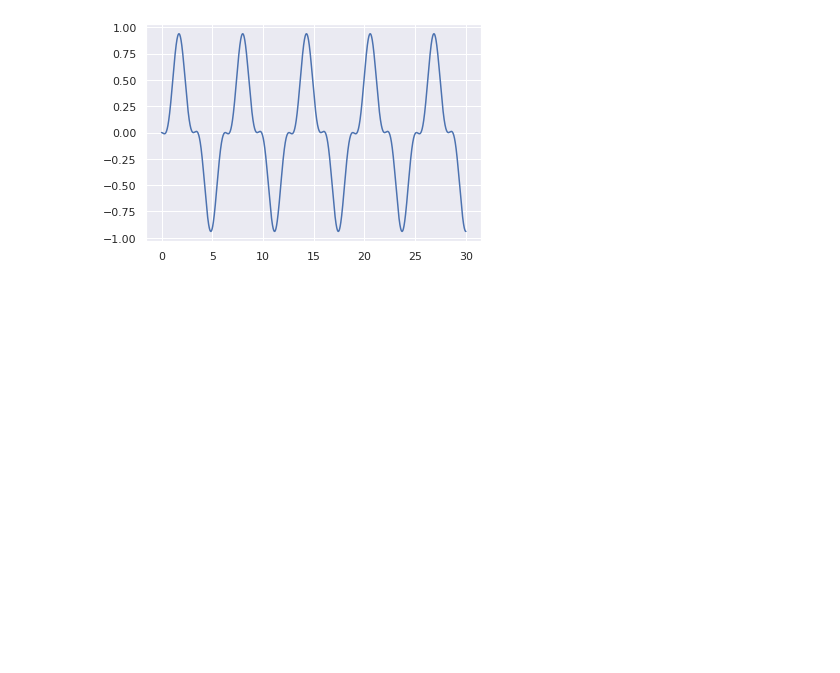
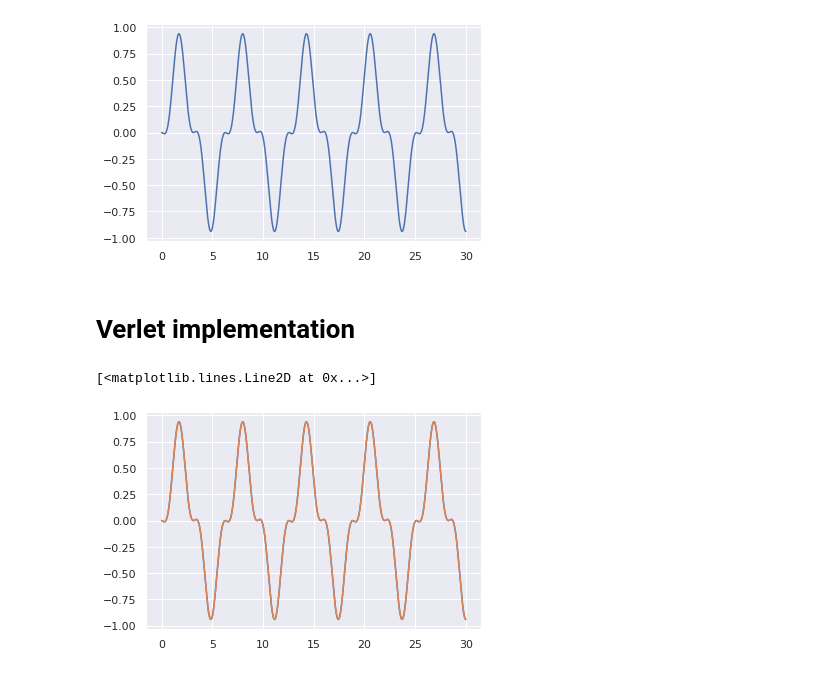
Before and after one commit to jpmallarino/FISI2028-202120, a Jupyter notebook: ejercicios/semana13-14/ec-diff.ipynb, the cells around one changed output. Saved outputs shown, nothing was run; the diff lists cells and outputs as text; code cells hidden in the pictures; blank space fills up the shorter version.

```diff
--- a/ejercicios/semana13-14/ec-diff.ipynb
+++ b/ejercicios/semana13-14/ec-diff.ipynb
@@ -54,3 +54,5 @@ plt.plot(t, x)
 # %% [output]
 [<matplotlib.lines.Line2D at 0x...>]
 [figure]
+# %% [markdown]
+# Verlet implementation
@@ -56,0 +69,39 @@ plt.plot(t, x)
+# %%
+# Oscilador armonico forzado
+# d^2x/dt^2 = -omega^2*x+F(t)
+omega2 = 1
+f = lambda t: 2 * np.cos(3*t-2)
+def F(X, t): # la derivada de X con respecto a t
+    global omega2
+    global f
+    # X = (x, v)
+    return -omega2*X+f(t)
+# %%
+dt = 0.0001
+t = np.arange(0,30.,dt)
+y0 = np.array([0,0]) # limitacion <-
+
+y_temp0 = y0[0]
+vy0 = y0[1]
+y_temp1 = None
+y_verlet = []
+for idx,_t in enumerate(t):
+    if idx == 0:
+        y_verlet.append(y_temp.copy())
+    elif idx == 1:
+        y_temp1 = verlet_primer_punto(y_temp0, dt, vy0) # O(dt^3)
+        y_verlet.append(y_temp1)
+    else:
+        # y_temp = 2*y_temp1-y_temp0+a1*dt^2
+        y_temp2 = verlet(y_temp0, y_temp1, _t, dt, F)
+        # y_temp = y_n
+        y_verlet.append(y_temp2)
+        y_temp0 = y_temp1
+        y_temp1 = y_temp2
+y_verlet = np.array(y_verlet)
+# %%
+plt.plot(t, y_verlet)
+plt.plot(t,x)
+# %% [output]
+[<matplotlib.lines.Line2D at 0x...>]
+[figure, added]
```
Also changed, not shown: parts of 1 cell of this notebook.
